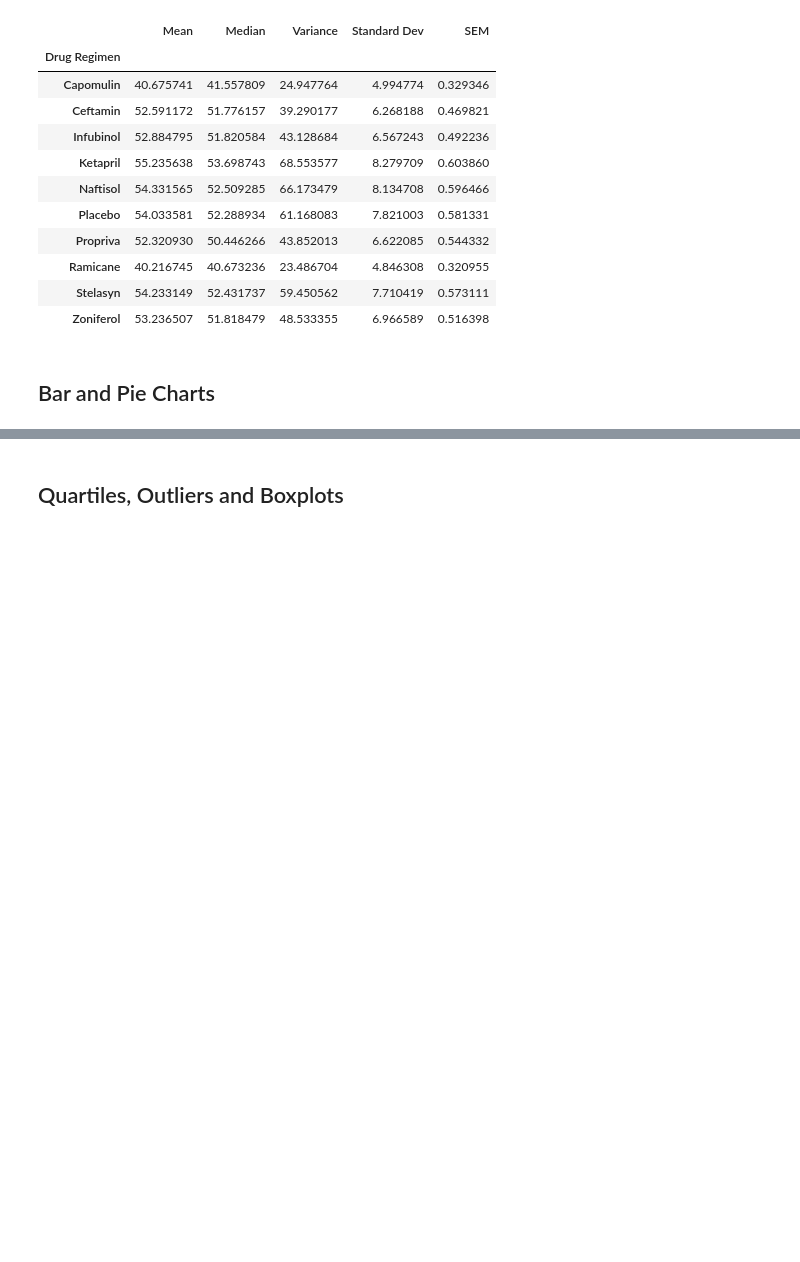
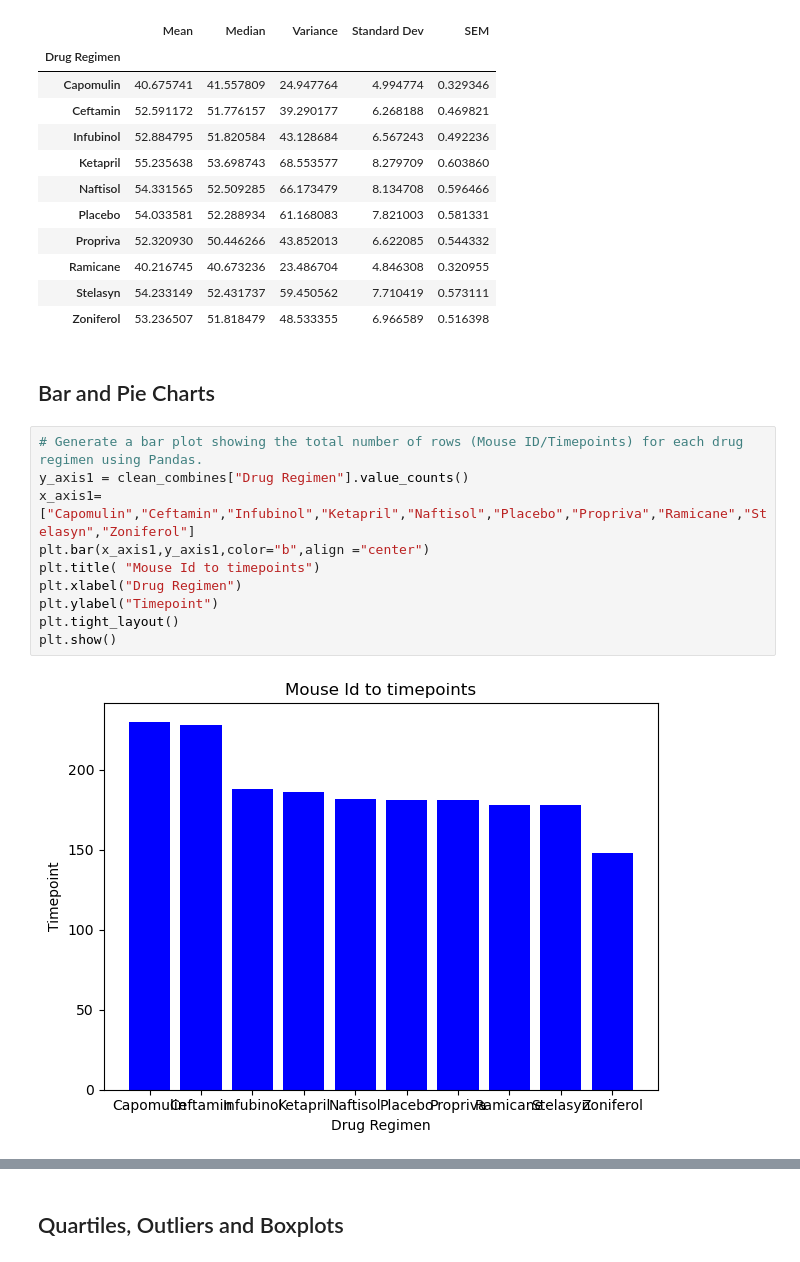
Before and after one commit to stephfer17/challeneg5, a Jupyter notebook: pymaceuticals_starter.ipynb, the cells around one changed output, grey strips where cells are left out. Drawn from its saved outputs; the diff is of its cells as text; blank space fills up the shorter version.

Commit message:
added more graphs

```diff
--- a/pymaceuticals_starter.ipynb
+++ b/pymaceuticals_starter.ipynb
@@ -137,4 +137,16 @@ sing_sum
 | Zoniferol | 53.236507 | 51.818479 | 48.533355 | 6.966589 | 0.516398 |
 # %% [markdown]
 ## Bar and Pie Charts
+# %%
+# Generate a bar plot showing the total number of rows (Mouse ID/Timepoints) for each drug regimen using Pandas.
+y_axis1 = clean_combines["Drug Regimen"].value_counts()
+x_axis1= ["Capomulin","Ceftamin","Infubinol","Ketapril","Naftisol","Placebo","Propriva","Ramicane","Stelasyn","Zoniferol"]
+plt.bar(x_axis1,y_axis1,color="b",align ="center")
+plt.title( "Mouse Id to timepoints")
+plt.xlabel("Drug Regimen")
+plt.ylabel("Timepoint")
+plt.tight_layout()
+plt.show()
+# %% [output]
+[figure, added]
 # %%
```
Also changed, not shown: parts of 5 cells of this notebook.
